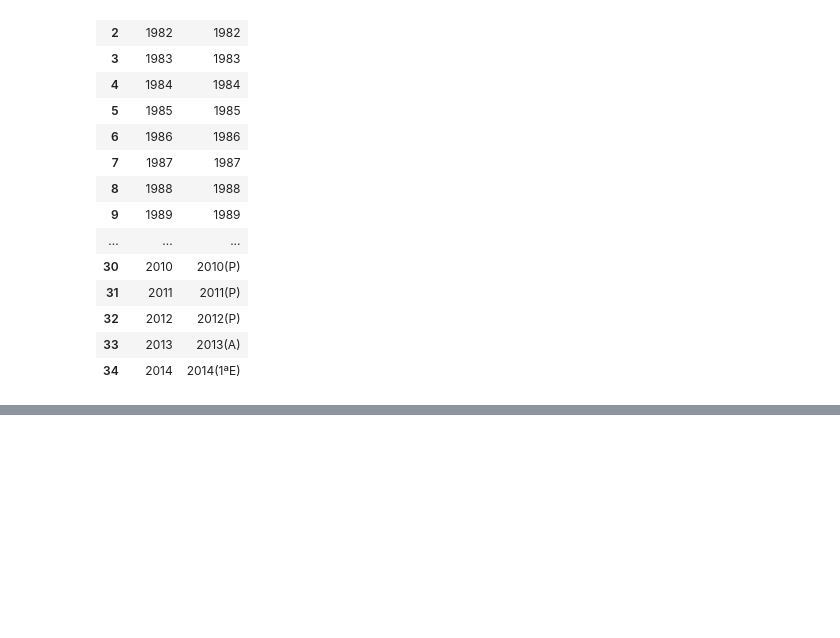
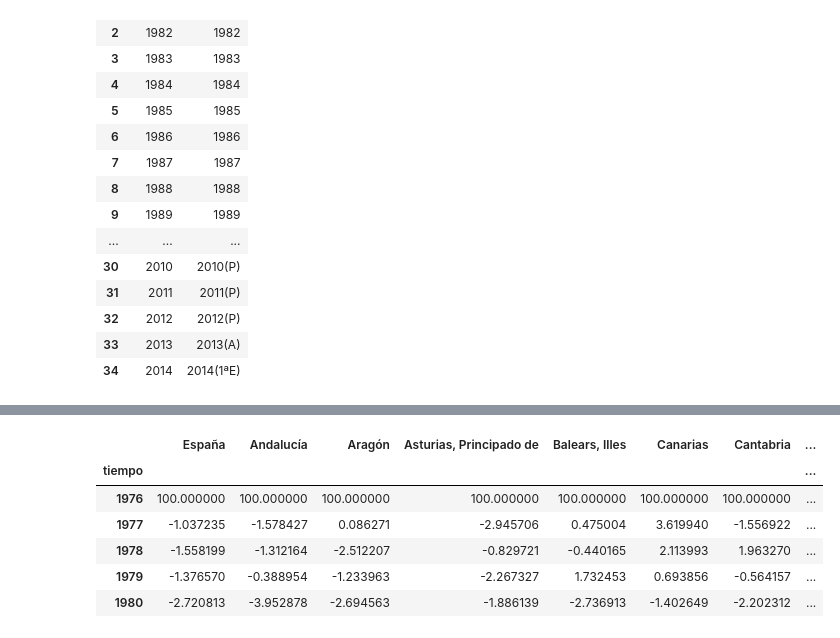
Before and after one commit to mmngreco/okun_ccaa, a Jupyter notebook: code/tabulacion_datos.ipynb, the cells around one changed output, grey strips where cells are left out. Cells and saved outputs as stored; diff of their text form; code cells hidden in the pictures; blank space fills up the shorter version.

```diff
--- a/code/tabulacion_datos.ipynb
+++ b/code/tabulacion_datos.ipynb
@@ -558,0 +615,14 @@ pib.to_excel('d_y.xls', encoding='utf-8', index=False)
+# %%
+d.ix[1976,:] = [100] * len(d.columns)
+# %%
+d.sort_index(inplace=True, ascending=True)
+# %%
+d.head()
+# %% [output]
+|  | España | Andalucía | Aragón | Asturias, Principado de | Balears, Illes | Canarias | Cantabria | ... |
+| tiempo |  |  |  |  |  |  |  | ... |
+| 1976 | 100.000000 | 100.000000 | 100.000000 | 100.000000 | 100.000000 | 100.000000 | 100.000000 | ... |
+| 1977 | -1.037235 | -1.578427 | 0.086271 | -2.945706 | 0.475004 | 3.619940 | -1.556922 | ... |
+| 1978 | -1.558199 | -1.312164 | -2.512207 | -0.829721 | -0.440165 | 2.113993 | 1.963270 | ... |
+| 1979 | -1.376570 | -0.388954 | -1.233963 | -2.267327 | 1.732453 | 0.693856 | -0.564157 | ... |
+| 1980 | -2.720813 | -3.952878 | -2.694563 | -1.886139 | -2.736913 | -1.402649 | -2.202312 | ... |
```
Also changed, not shown: parts of 22 cells of this notebook, 7 other files.
